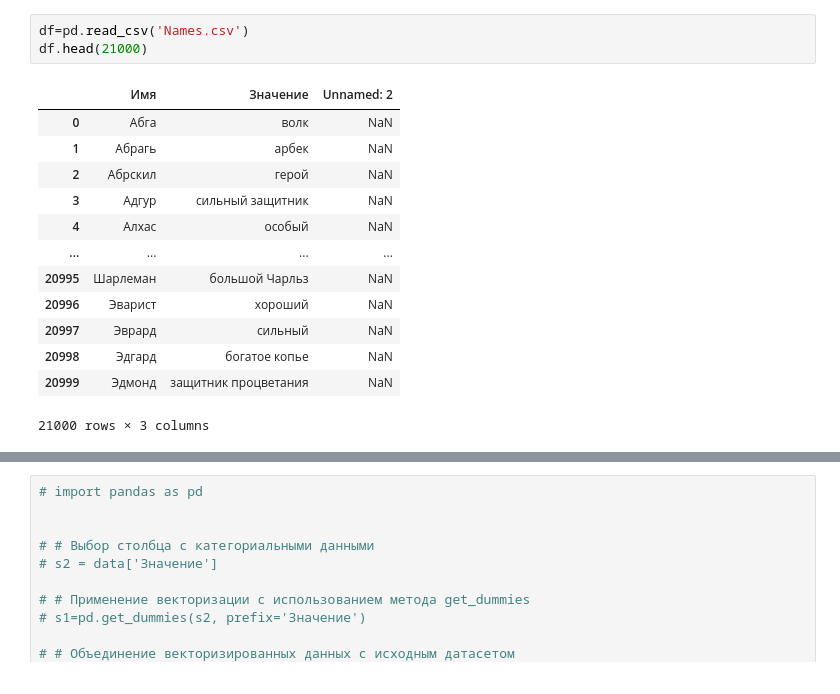
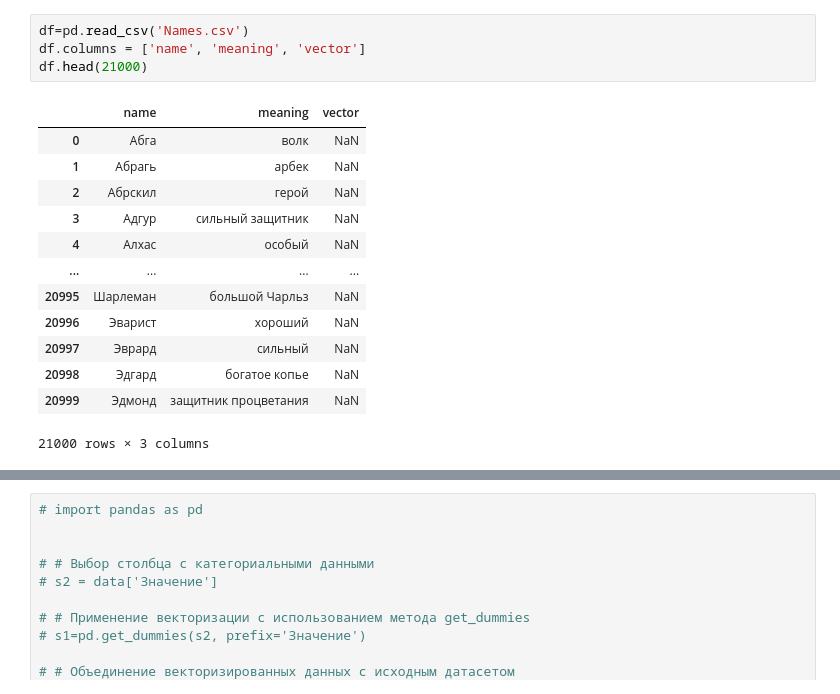
Before and after one commit to gravetir/Python, a Jupyter notebook: vectorizing/vector.ipynb, the cells around one changed output, grey strips where cells are left out. Cells and saved outputs as stored; diff of their text form.

```diff
--- a/vectorizing/vector.ipynb
+++ b/vectorizing/vector.ipynb
@@ -28,8 +27,9 @@ WARNING: Retrying (Retry(total=4, connect=None, read=None, redirect=None, status
 # %%
 df=pd.read_csv('Names.csv')
+df.columns = ['name', 'meaning', 'vector']
 df.head(21000)
 # %% [output]
-|  | Имя | Значение | Unnamed: 2 |
+|  | name | meaning | vector |
 | 0 | Абга | волк | NaN |
 | 1 | Абрагь | арбек | NaN |
 | 2 | Абрскил | герой | NaN |
```
Also changed, not shown: parts of 4 cells of this notebook, 2 other files.
